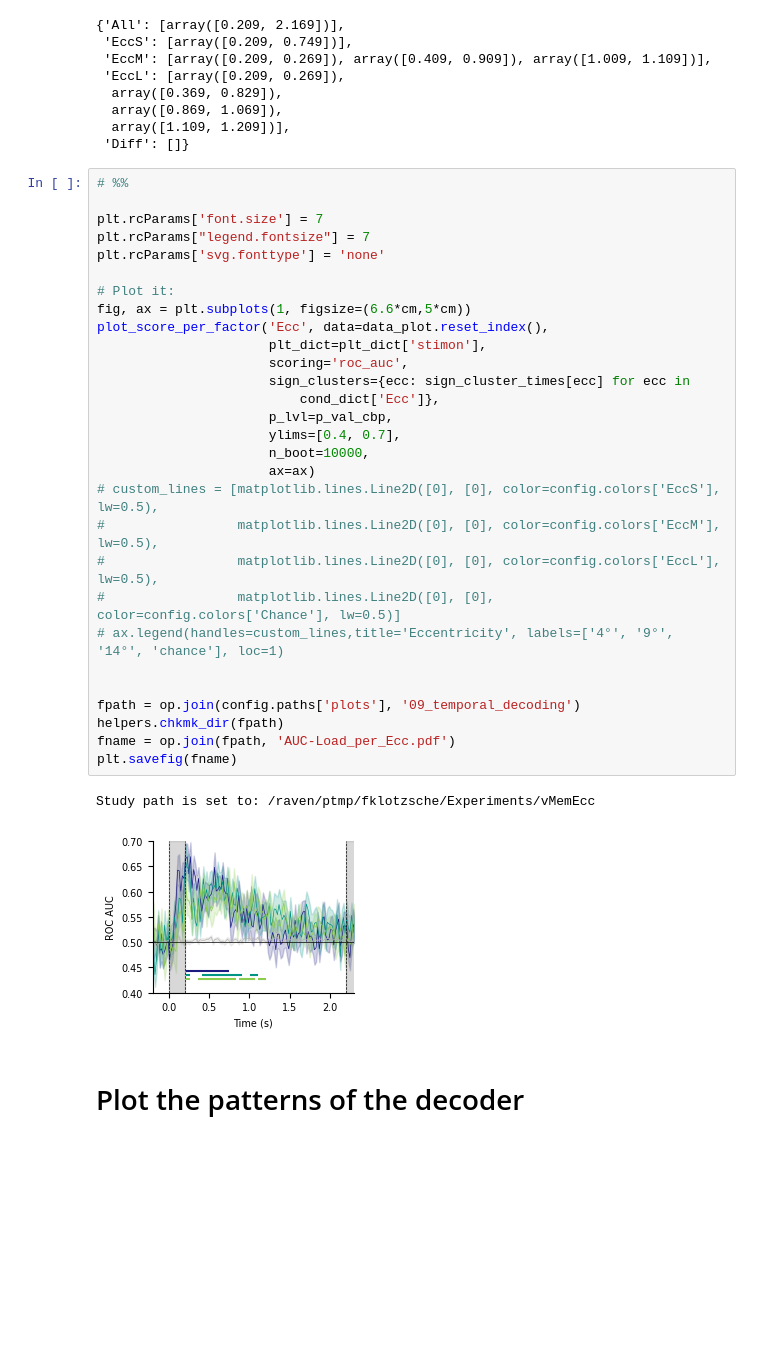
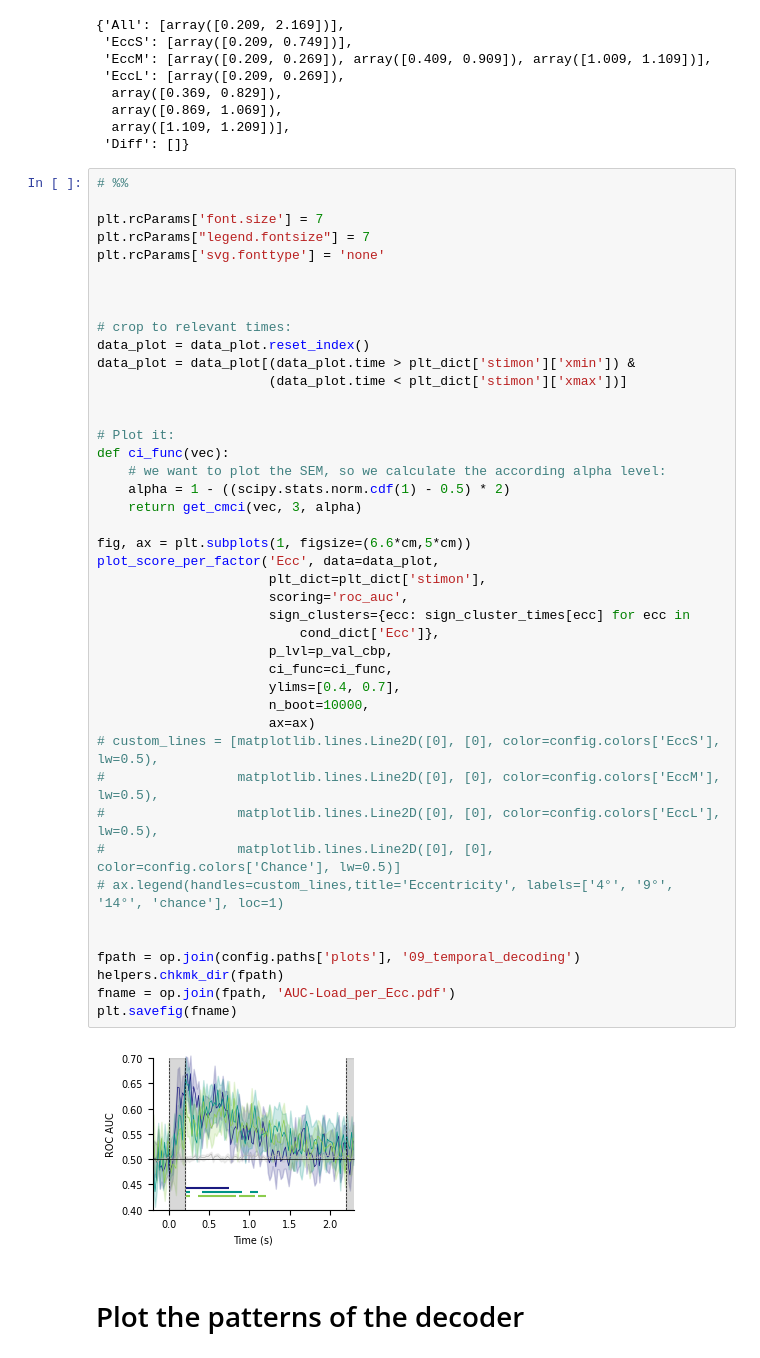
Before and after one commit to eioe/vMemEcc-Analyses, a Jupyter notebook: Analyses_Py/04.1-decoding_sensorspace_plotters.ipynb, the cells around one changed output. Saved outputs shown, nothing was run; the diff lists cells and outputs as text; blank space fills up the shorter version.

Commit message:
upd plots

```diff
--- a/Analyses_Py/04.1-decoding_sensorspace_plotters.ipynb
+++ b/Analyses_Py/04.1-decoding_sensorspace_plotters.ipynb
@@ -732,35 +847,48 @@ sign_cluster_times
 # %%
 # %%
 
 plt.rcParams['font.size'] = 7
 plt.rcParams["legend.fontsize"] = 7
 plt.rcParams['svg.fonttype'] = 'none'
 
+
+
+# crop to relevant times:
+data_plot = data_plot.reset_index()
+data_plot = data_plot[(data_plot.time > plt_dict['stimon']['xmin']) &
+                      (data_plot.time < plt_dict['stimon']['xmax'])]
+
+
 # Plot it:
+def ci_func(vec):
+    # we want to plot the SEM, so we calculate the according alpha level:
+    alpha = 1 - ((scipy.stats.norm.cdf(1) - 0.5) * 2)
+    return get_cmci(vec, 3, alpha)
+
 fig, ax = plt.subplots(1, figsize=(6.6*cm,5*cm))
-plot_score_per_factor('Ecc', data=data_plot.reset_index(),
+plot_score_per_factor('Ecc', data=data_plot,
                       plt_dict=plt_dict['stimon'],
                       scoring='roc_auc',
                       sign_clusters={ecc: sign_cluster_times[ecc] for ecc in
                           cond_dict['Ecc']},
                       p_lvl=p_val_cbp,
+                      ci_func=ci_func,
                       ylims=[0.4, 0.7],
                       n_boot=10000,
                       ax=ax)
 # custom_lines = [matplotlib.lines.Line2D([0], [0], color=config.colors['EccS'], lw=0.5),
 #                 matplotlib.lines.Line2D([0], [0], color=config.colors['EccM'], lw=0.5),
 #                 matplotlib.lines.Line2D([0], [0], color=config.colors['EccL'], lw=0.5),
 #                 matplotlib.lines.Line2D([0], [0], color=config.colors['Chance'], lw=0.5)]
 # ax.legend(handles=custom_lines,title='Eccentricity', labels=['4°', '9°', '14°', 'chance'], loc=1)
 
 
 fpath = op.join(config.paths['plots'], '09_temporal_decoding')
 helpers.chkmk_dir(fpath)
 fname = op.join(fpath, 'AUC-Load_per_Ecc.pdf')
 plt.savefig(fname)
 # %% [output]
-Study path is set to: /raven/ptmp/fklotzsche/Experiments/vMemEcc
-[figure, old version]
+[figure, new version]
 # %% [markdown]
 # Plot the patterns of the decoder
 # %% [markdown]
```
Also changed, not shown: parts of 4 cells of this notebook, 1 other file.
